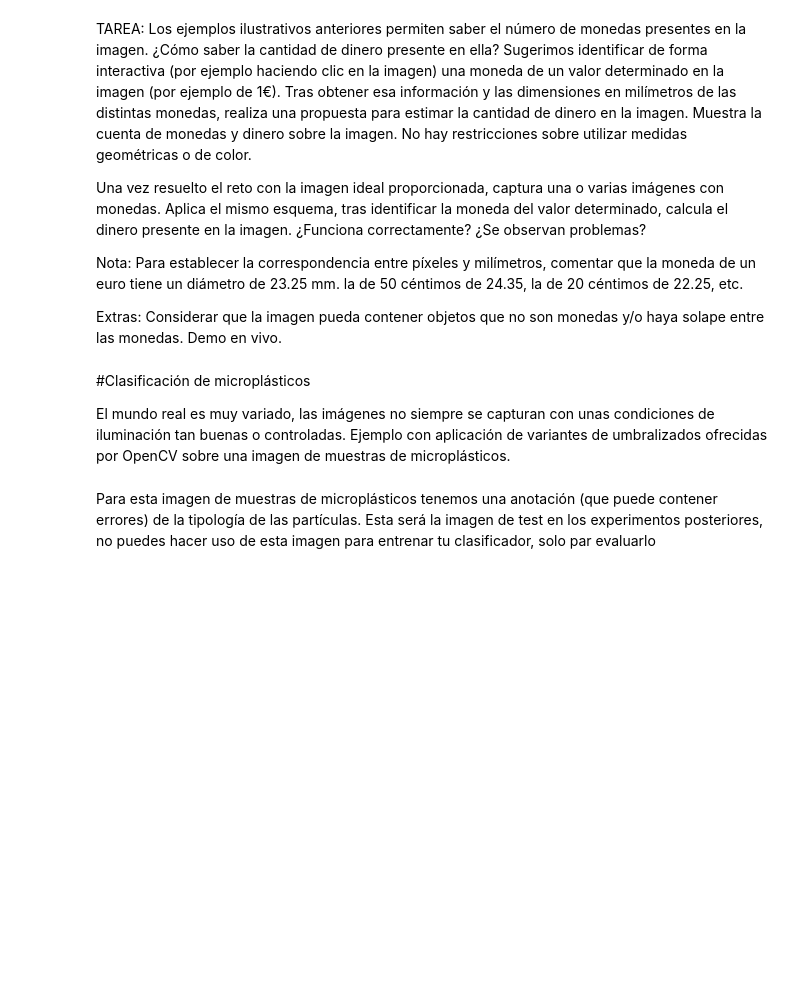
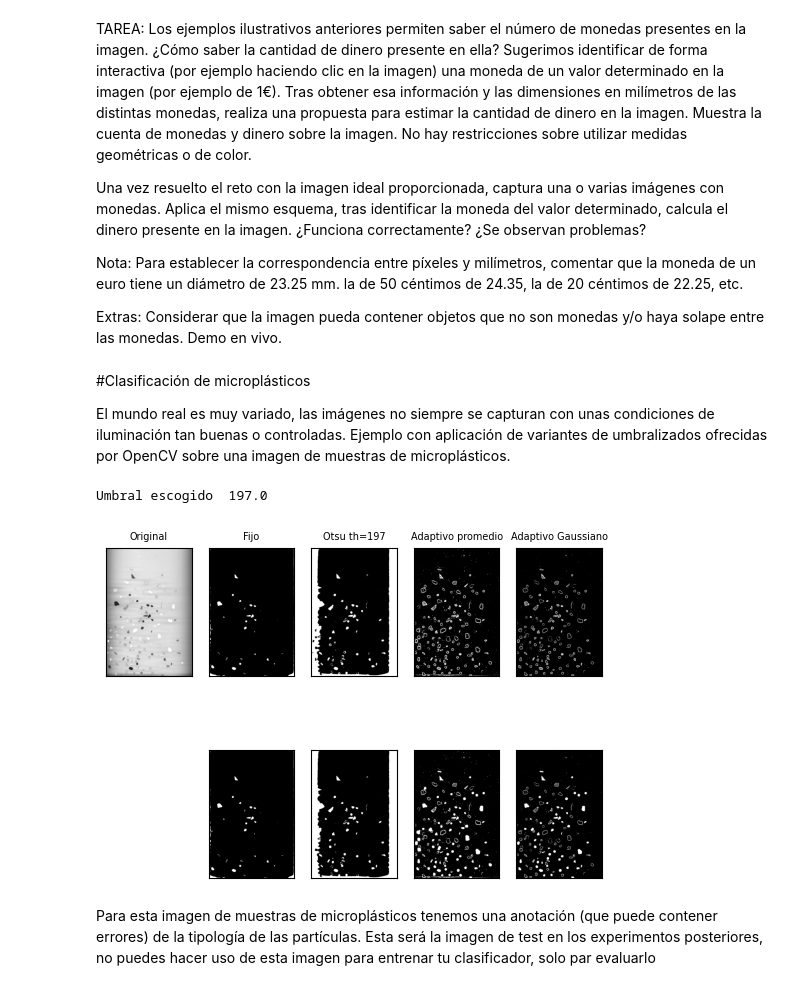
Before and after one commit to AndreaSantaloz/ThirdPracticeVC, a Jupyter notebook: TeacherDocumentation/VC_P3.ipynb, the cells around one changed output. Saved outputs shown, nothing was run; the diff lists cells and outputs as text; code cells hidden in the pictures; blank space fills up the shorter version.

```diff
--- a/TeacherDocumentation/VC_P3.ipynb
+++ b/TeacherDocumentation/VC_P3.ipynb
@@ -285,39 +286,42 @@ Extras: Considerar que la imagen pueda contener objetos que no son monedas y/o h
 El mundo real es muy variado, las imágenes no siempre se capturan con unas condiciones de iluminación tan buenas o controladas. Ejemplo con aplicación de variantes de umbralizados ofrecidas por OpenCV sobre una imagen de muestras de microplásticos.
 # %%
 #Carga imagen directamente en grises
-imgorig = cv2.imread('MPs_test.jpg', cv2.IMREAD_GRAYSCALE)
+imgorig = cv2.imread('../MicroplasticImages/MPs_test.jpg', cv2.IMREAD_GRAYSCALE)
 
 img = cv2.GaussianBlur(imgorig,(5,5),0)
 
 #Umbralizados
 ret,imth1 = cv2.threshold(img,150,255,cv2.THRESH_BINARY_INV)
 thotsu,imth2 = cv2.threshold(img,0,255,cv2.THRESH_BINARY_INV+cv2.THRESH_OTSU)
 print('Umbral escogido ', thotsu)
 imth3 = cv2.adaptiveThreshold(img,255,cv2.ADAPTIVE_THRESH_MEAN_C,\
             cv2.THRESH_BINARY,11,2)
 imth4 = cv2.adaptiveThreshold(img,255,cv2.ADAPTIVE_THRESH_GAUSSIAN_C,\
             cv2.THRESH_BINARY,11,2)
 
 titles = ['Original', 'Fijo','Otsu th='+str(int(thotsu)),
             'Adaptivo promedio', 'Adaptivo Gaussiano']
 images = [img, imth1, imth2, 255 - imth3, 255 - imth4]
 
 for i in range(5):
     plt.subplot(2,5,i+1),plt.imshow(images[i],'gray')
     plt.title(titles[i], fontsize=7)
     plt.xticks([]),plt.yticks([])
 
     #Obtiene únicamente los contornos externos
     if i>0:
         res,imth = cv2.threshold(images[i],120,255,cv2.THRESH_BINARY)
         contornos, hierarchy= cv2.findContours(imth,
         cv2.RETR_EXTERNAL ,
         cv2.CHAIN_APPROX_SIMPLE)
         img_cont = np.zeros(img.shape)
         cv2.drawContours(img_cont, contornos, -1, (255,255,255), -1)
         plt.subplot(2,5,i+6),plt.imshow(img_cont,'gray')
         plt.xticks([]),plt.yticks([])
 plt.show()
+# %% [output]
+Umbral escogido  197.0
+[figure, added]
 # %% [markdown]
 Para esta imagen de muestras de microplásticos tenemos una anotación (que puede contener errores) de la tipología de las partículas. Esta será la imagen de test en los experimentos posteriores, no puedes hacer uso de esta imagen para entrenar tu clasificador, solo par evaluarlo
 # %%
```
Also changed, not shown: parts of 9 cells of this notebook.
